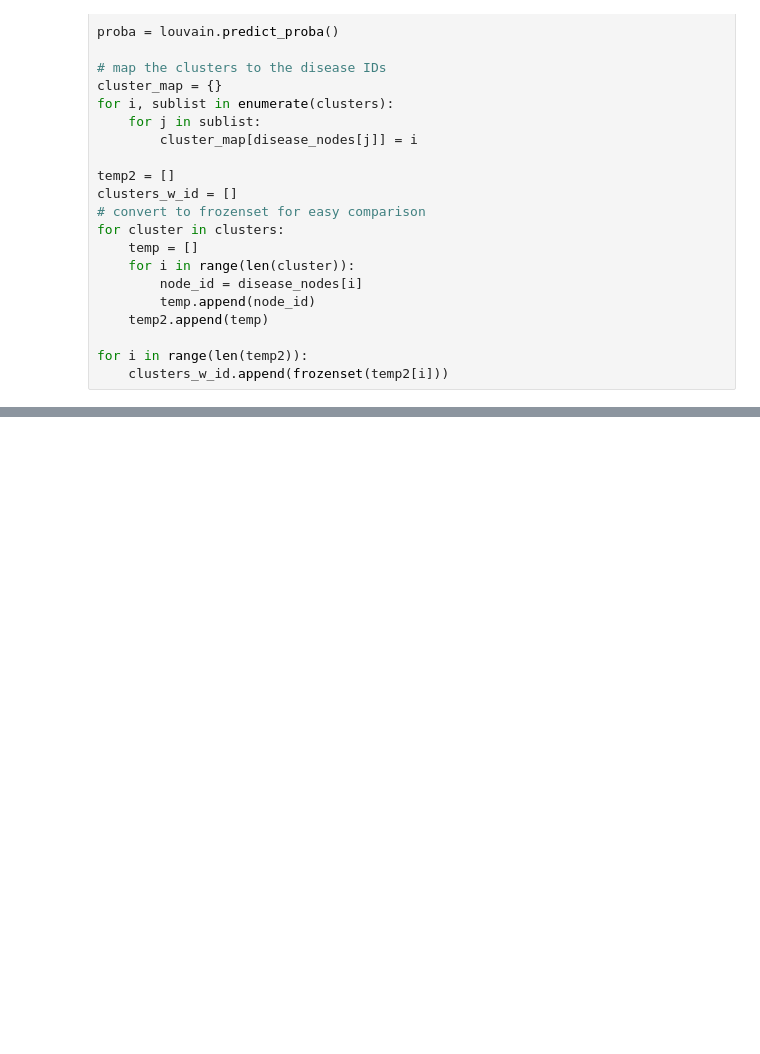
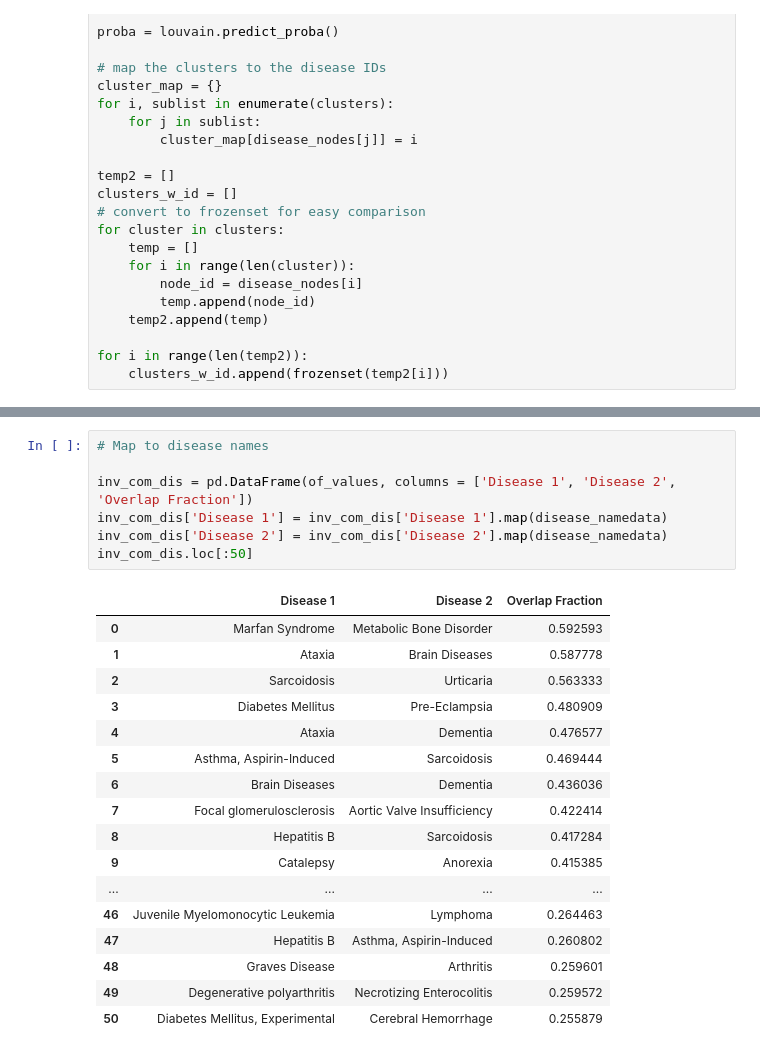
Before and after one commit to aadit-mahajan/GetTheseDiseases, a Jupyter notebook: DG_clustering.ipynb, the cells around one changed output, grey strips where cells are left out. Drawn from its saved outputs; the diff is of its cells as text; blank space fills up the shorter version.

```diff
--- a/DG_clustering.ipynb
+++ b/DG_clustering.ipynb
@@ -334,3 +394,28 @@ of_values[:10]
+# %%
+# Map to disease names
+
+inv_com_dis = pd.DataFrame(of_values, columns = ['Disease 1', 'Disease 2', 'Overlap Fraction'])
+inv_com_dis['Disease 1'] = inv_com_dis['Disease 1'].map(disease_namedata)
+inv_com_dis['Disease 2'] = inv_com_dis['Disease 2'].map(disease_namedata)
+inv_com_dis.loc[:50]
+# %% [output]
+|  | Disease 1 | Disease 2 | Overlap Fraction |
+| 0 | Marfan Syndrome | Metabolic Bone Disorder | 0.592593 |
+| 1 | Ataxia | Brain Diseases | 0.587778 |
+| 2 | Sarcoidosis | Urticaria | 0.563333 |
+| 3 | Diabetes Mellitus | Pre-Eclampsia | 0.480909 |
+| 4 | Ataxia | Dementia | 0.476577 |
+| 5 | Asthma, Aspirin-Induced | Sarcoidosis | 0.469444 |
+| 6 | Brain Diseases | Dementia | 0.436036 |
+| 7 | Focal glomerulosclerosis | Aortic Valve Insufficiency | 0.422414 |
+| 8 | Hepatitis B | Sarcoidosis | 0.417284 |
+| 9 | Catalepsy | Anorexia | 0.415385 |
+| ... | ... | ... | ... |
+| 46 | Juvenile Myelomonocytic Leukemia | Lymphoma | 0.264463 |
+| 47 | Hepatitis B | Asthma, Aspirin-Induced | 0.260802 |
+| 48 | Graves Disease | Arthritis | 0.259601 |
+| 49 | Degenerative polyarthritis | Necrotizing Enterocolitis | 0.259572 |
+| 50 | Diabetes Mellitus, Experimental | Cerebral Hemorrhage | 0.255879 |
 # %%
 import matplotlib.pyplot as plt
 plt.hist(proba, bins = 4, density=True, alpha=0.5,  edgecolor='black')
```
Also changed, not shown: parts of 12 cells of this notebook.
